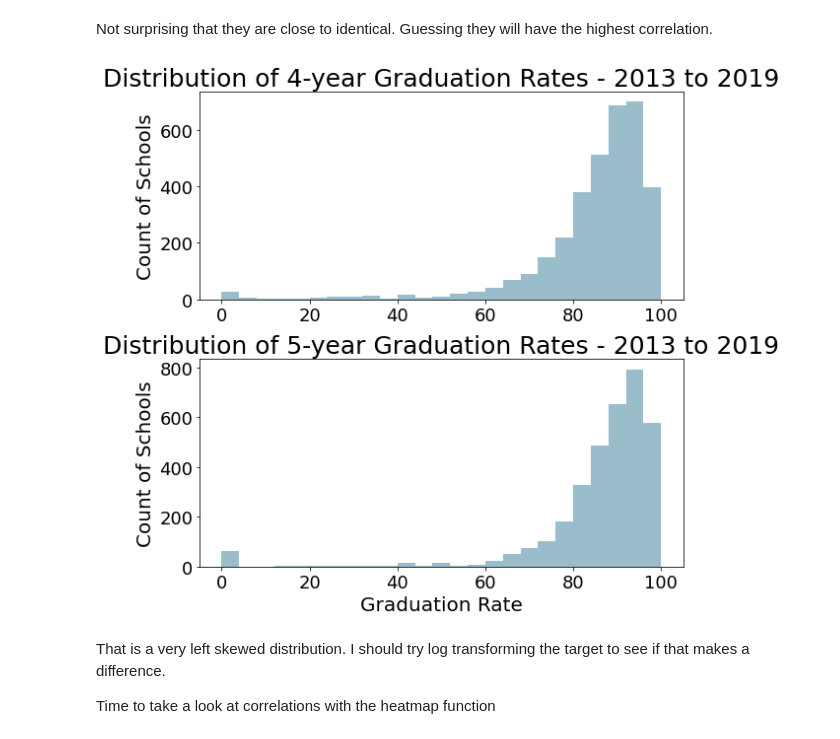
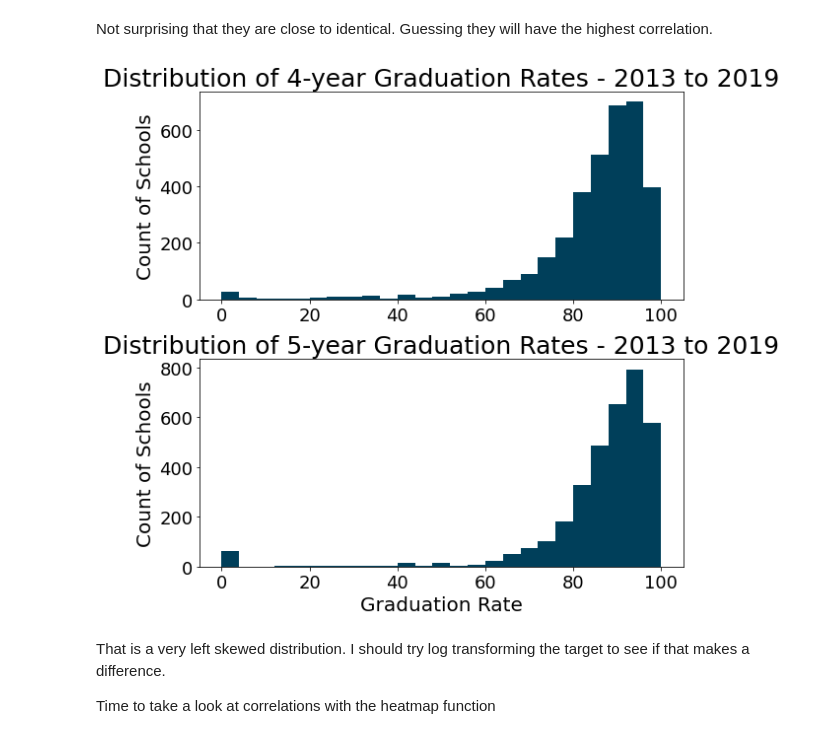
Before and after one commit to dannmorr/predicting-ibse-graduation-rate, a Jupyter notebook: notebooks/exploratory/01_cleaning_and_compiling.ipynb, the cells around one changed output. Saved outputs shown, nothing was run; the diff lists cells and outputs as text; code cells hidden in the pictures.

```diff
--- a/notebooks/exploratory/01_cleaning_and_compiling.ipynb
+++ b/notebooks/exploratory/01_cleaning_and_compiling.ipynb
@@ -1097,21 +1097,21 @@ Not surprising that they are close to identical. Guessing they will have the hig
 # %%
 fig, axes = plt.subplots(2, 1, figsize=(8,8))
 
-axes[0].hist(train_set.high_school_4_year_graduation_rate_total, bins = 25, color='#99BDCB')
+axes[0].hist(train_set.high_school_4_year_graduation_rate_total, bins = 25, color='#003f5a')
 axes[0].set_title('Distribution of 4-year Graduation Rates - 2013 to 2019')
 axes[0].set_xlabel('')
 axes[0].set_ylabel('Count of Schools')
 
-axes[1].hist(train_set.high_school_5_year_graduation_rate_total, bins = 25, color='#99BDCB')
+axes[1].hist(train_set.high_school_5_year_graduation_rate_total, bins = 25, color='#003f5a')
 axes[1].set_title('Distribution of 5-year Graduation Rates - 2013 to 2019')
 axes[1].set_xlabel('Graduation Rate')
 axes[1].set_ylabel('Count of Schools')
 
 plt.tight_layout()
 plt.savefig('../../reports/figures/grad_rate_hist.png')
 plt.show();
 # %% [output]
-[figure, old version]
+[figure, new version]
 # %% [markdown]
 That is a very left skewed distribution. I should try log transforming the target to see if that makes a difference.
 
```
Also changed, not shown: parts of 13 cells of this notebook, 9 other files.
